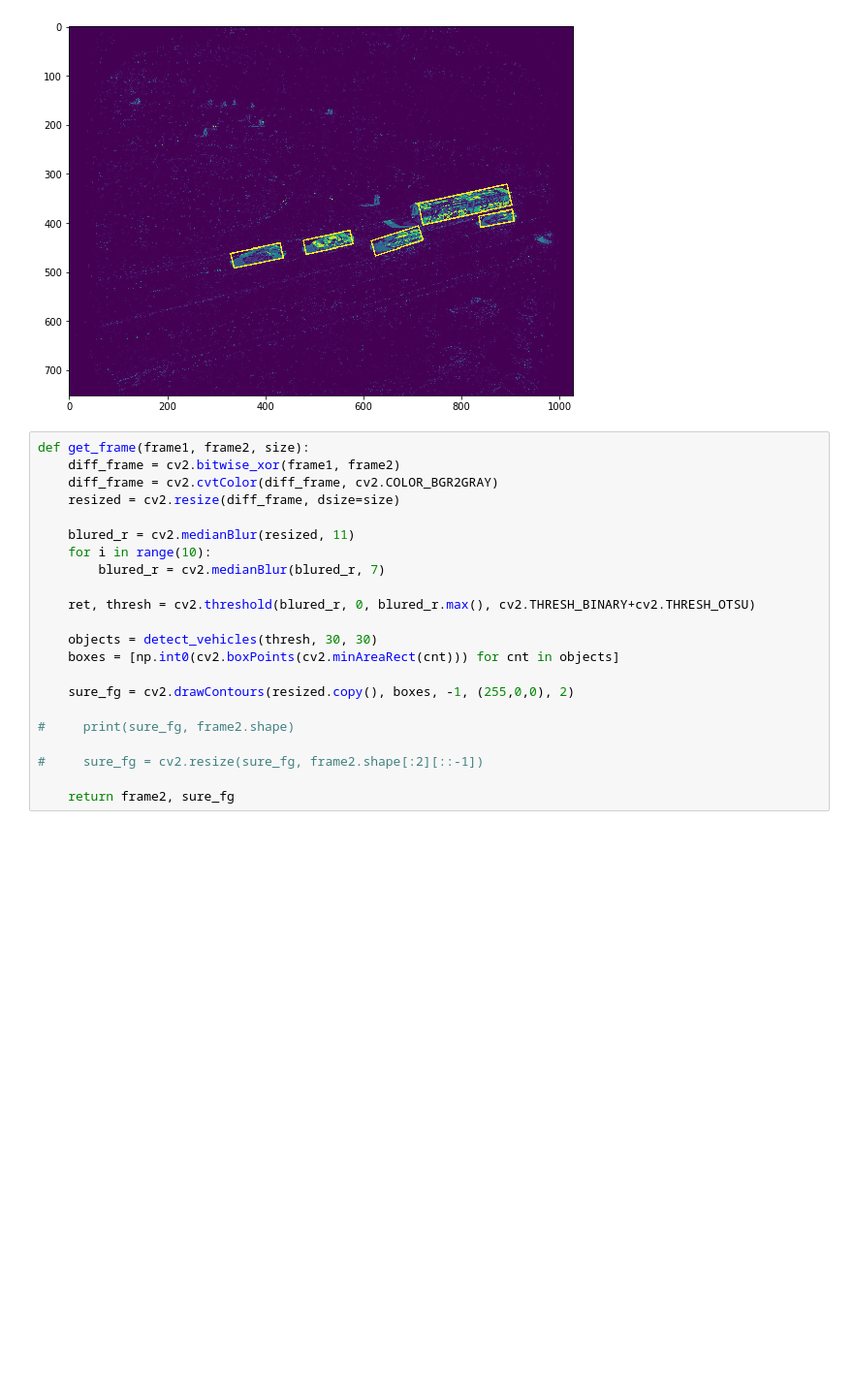
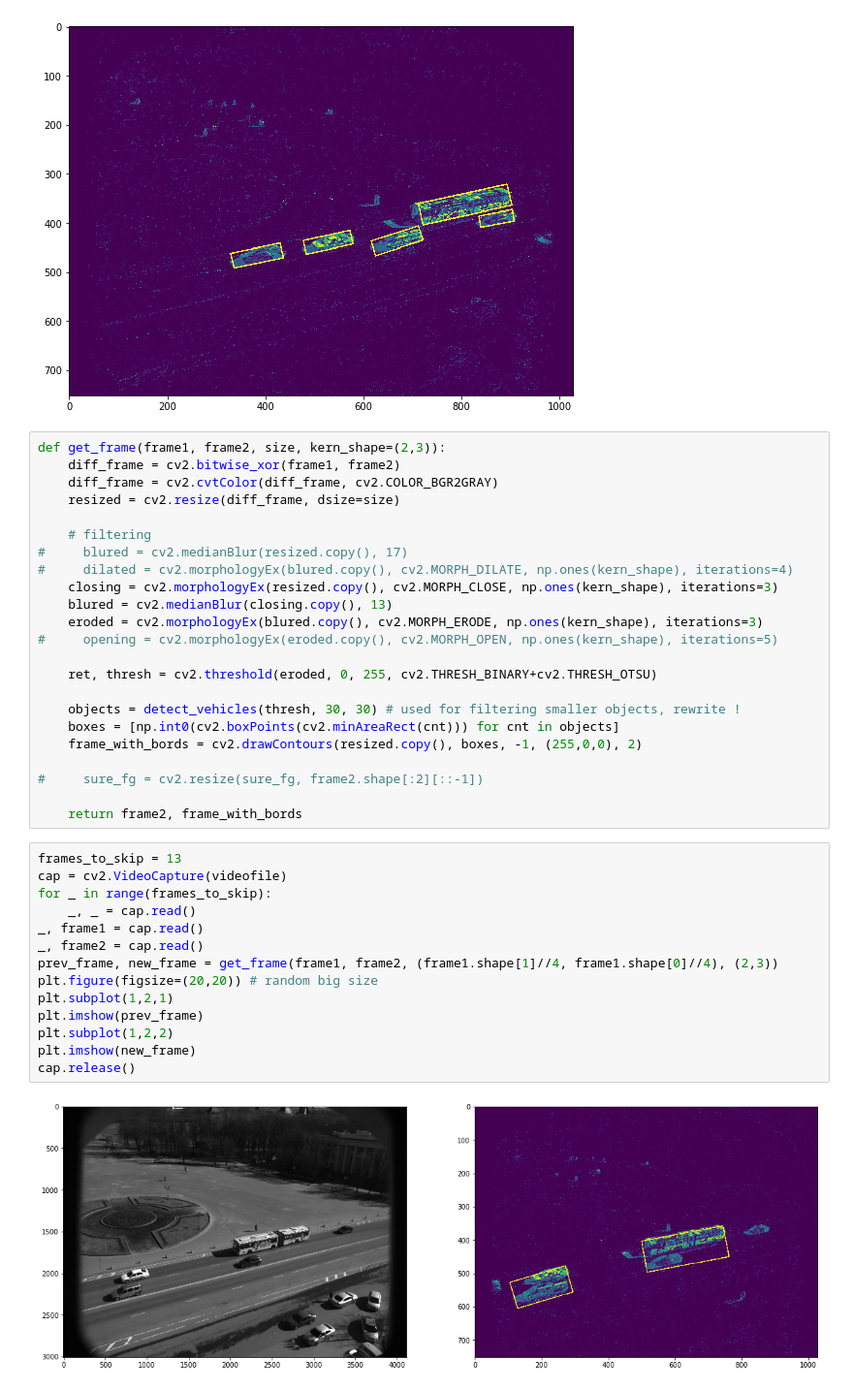
Before and after one commit to 7rick03ligh7/IBM_Smart_View, a Jupyter notebook: Object detecting.ipynb, the cells around one changed output. Shown at 97% size. Drawn from its saved outputs; the diff is of its cells as text; blank space fills up the shorter version.

Commit message:
Updated detecting

```diff
--- a/Object detecting.ipynb
+++ b/Object detecting.ipynb
@@ -133,27 +156,44 @@ plt.imshow(cv2.drawContours(resized.copy(), boxes, -1, (255,0,0), 2))
 <matplotlib.image.AxesImage at 0x...>
 [figure]
 # %%
-def get_frame(frame1, frame2, size):
+def get_frame(frame1, frame2, size, kern_shape=(2,3)):
     diff_frame = cv2.bitwise_xor(frame1, frame2)
     diff_frame = cv2.cvtColor(diff_frame, cv2.COLOR_BGR2GRAY)
     resized = cv2.resize(diff_frame, dsize=size)
 
-    blured_r = cv2.medianBlur(resized, 11)
-    for i in range(10):
-        blured_r = cv2.medianBlur(blured_r, 7)
+    # filtering
+#     blured = cv2.medianBlur(resized.copy(), 17)
+#     dilated = cv2.morphologyEx(blured.copy(), cv2.MORPH_DILATE, np.ones(kern_shape), iterations=4)
+    closing = cv2.morphologyEx(resized.copy(), cv2.MORPH_CLOSE, np.ones(kern_shape), iterations=3)
+    blured = cv2.medianBlur(closing.copy(), 13)
+    eroded = cv2.morphologyEx(blured.copy(), cv2.MORPH_ERODE, np.ones(kern_shape), iterations=3)
+#     opening = cv2.morphologyEx(eroded.copy(), cv2.MORPH_OPEN, np.ones(kern_shape), iterations=5)
 
-    ret, thresh = cv2.threshold(blured_r, 0, blured_r.max(), cv2.THRESH_BINARY+cv2.THRESH_OTSU)
+    ret, thresh = cv2.threshold(eroded, 0, 255, cv2.THRESH_BINARY+cv2.THRESH_OTSU)
 
-    objects = detect_vehicles(thresh, 30, 30)
+    objects = detect_vehicles(thresh, 30, 30) # used for filtering smaller objects, rewrite !
     boxes = [np.int0(cv2.boxPoints(cv2.minAreaRect(cnt))) for cnt in objects]
-
-    sure_fg = cv2.drawContours(resized.copy(), boxes, -1, (255,0,0), 2)
-
-#     print(sure_fg, frame2.shape)
+    frame_with_bords = cv2.drawContours(resized.copy(), boxes, -1, (255,0,0), 2)
 
 #     sure_fg = cv2.resize(sure_fg, frame2.shape[:2][::-1])
 
-    return frame2, sure_fg
+    return frame2, frame_with_bords
+# %%
+frames_to_skip = 13
+cap = cv2.VideoCapture(videofile)
+for _ in range(frames_to_skip):
+    _, _ = cap.read()
+_, frame1 = cap.read()
+_, frame2 = cap.read()
+prev_frame, new_frame = get_frame(frame1, frame2, (frame1.shape[1]//4, frame1.shape[0]//4), (2,3))
+plt.figure(figsize=(20,20)) # random big size
+plt.subplot(1,2,1)
+plt.imshow(prev_frame)
+plt.subplot(1,2,2)
+plt.imshow(new_frame)
+cap.release()
+# %% [output]
+[figure, added]
 # %%
 cap = cv2.VideoCapture(videofile)
 ret, frame1 = cap.read()
```
Also changed, not shown: parts of 9 cells of this notebook.
